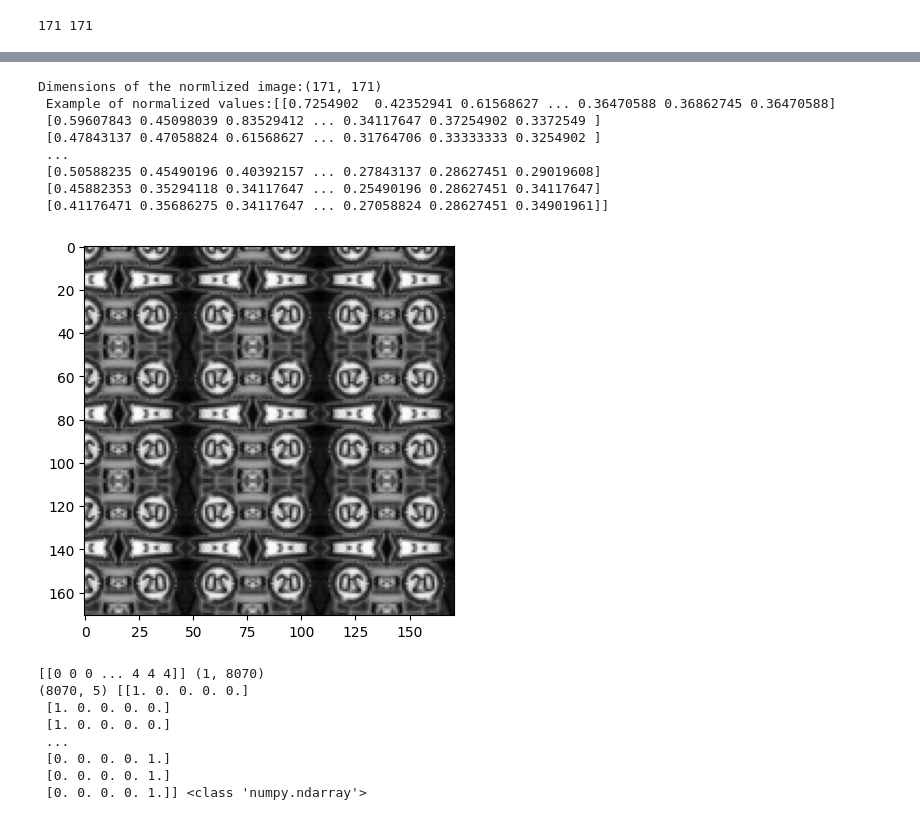
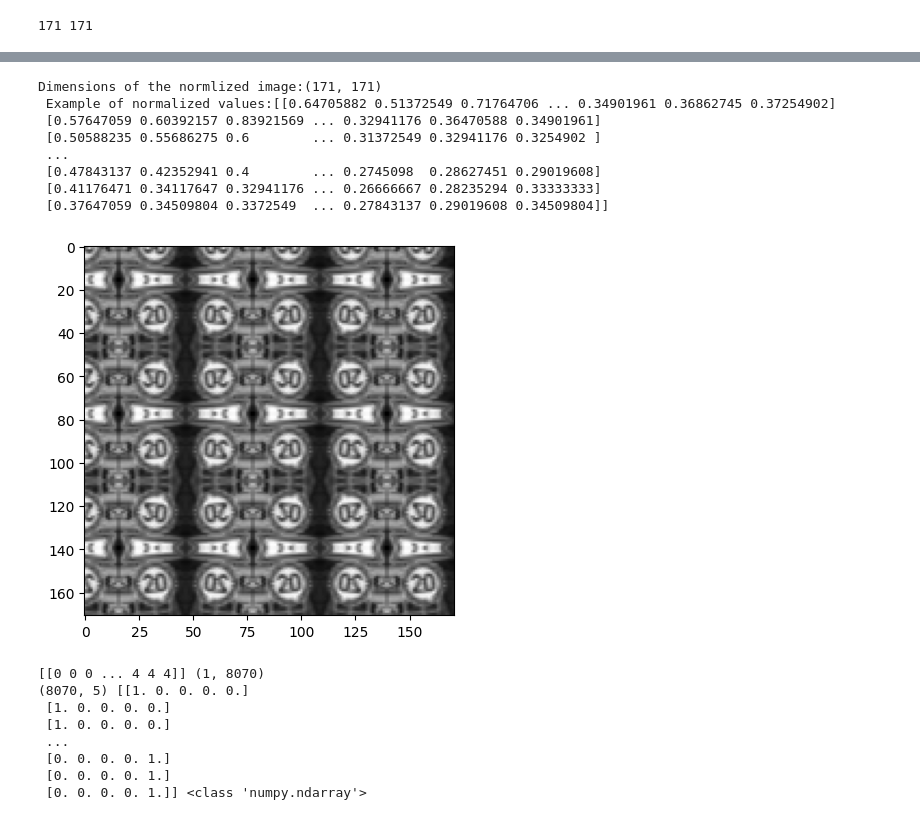
Before and after one commit to ju-zo/ML_Final_Project, a Jupyter notebook: Final_Project_ML.ipynb, the cells around one changed output, grey strips where cells are left out. Drawn from its saved outputs; the diff is of its cells as text; code cells hidden in the pictures.

```diff
--- a/Final_Project_ML.ipynb
+++ b/Final_Project_ML.ipynb
@@ -150,28 +150,28 @@ print(resized_images_padded[7].shape)
 # %%
 #conversion to grey scale and normalization for padded images
 
 normalized_images_padded = []
 grey_scale_images_padded = []
 
 for i in range(len(resized_images_padded)):
 
     #conversion to greyscale reduces dimensiomns from 3 to 2
-    grey_scale_images_padded.append(cv2.cvtColor(resized_images_mirrored[i], cv2.COLOR_RGB2GRAY))  # Convert to grayscale
+    grey_scale_images_padded.append(cv2.cvtColor(resized_images_padded[i], cv2.COLOR_RGB2GRAY))  # Convert to grayscale
     normalized_images_padded.append(grey_scale_images_padded[i] / 255.0)  # Normalize pixel values to [0, 1]
 
 #plot gray scale image and show normalized values of image
 plt.imshow(grey_scale_images_padded[5], cmap='gray')
 print(f"Dimensions of the normlized image:{normalized_images_padded[3].shape}\n",f"Example of normalized values:{normalized_images_padded[3]}")
 # %% [output]
 Dimensions of the normlized image:(171, 171)
- Example of normalized values:[[0.7254902  0.42352941 0.61568627 ... 0.36470588 0.36862745 0.36470588]
- [0.59607843 0.45098039 0.83529412 ... 0.34117647 0.37254902 0.3372549 ]
- [0.47843137 0.47058824 0.61568627 ... 0.31764706 0.33333333 0.3254902 ]
+ Example of normalized values:[[0.64705882 0.51372549 0.71764706 ... 0.34901961 0.36862745 0.37254902]
+ [0.57647059 0.60392157 0.83921569 ... 0.32941176 0.36470588 0.34901961]
+ [0.50588235 0.55686275 0.6        ... 0.31372549 0.32941176 0.3254902 ]
  ...
- [0.50588235 0.45490196 0.40392157 ... 0.27843137 0.28627451 0.29019608]
- [0.45882353 0.35294118 0.34117647 ... 0.25490196 0.28627451 0.34117647]
- [0.41176471 0.35686275 0.34117647 ... 0.27058824 0.28627451 0.34901961]]
+ [0.47843137 0.42352941 0.4        ... 0.2745098  0.28627451 0.29019608]
+ [0.41176471 0.34117647 0.32941176 ... 0.26666667 0.28235294 0.33333333]
+ [0.37647059 0.34509804 0.3372549  ... 0.27843137 0.29019608 0.34509804]]
-[figure, old version]
+[figure, new version]
 # %%
 # loading labels
 
```
Also changed, not shown: parts of 6 cells of this notebook, 1 other file.
